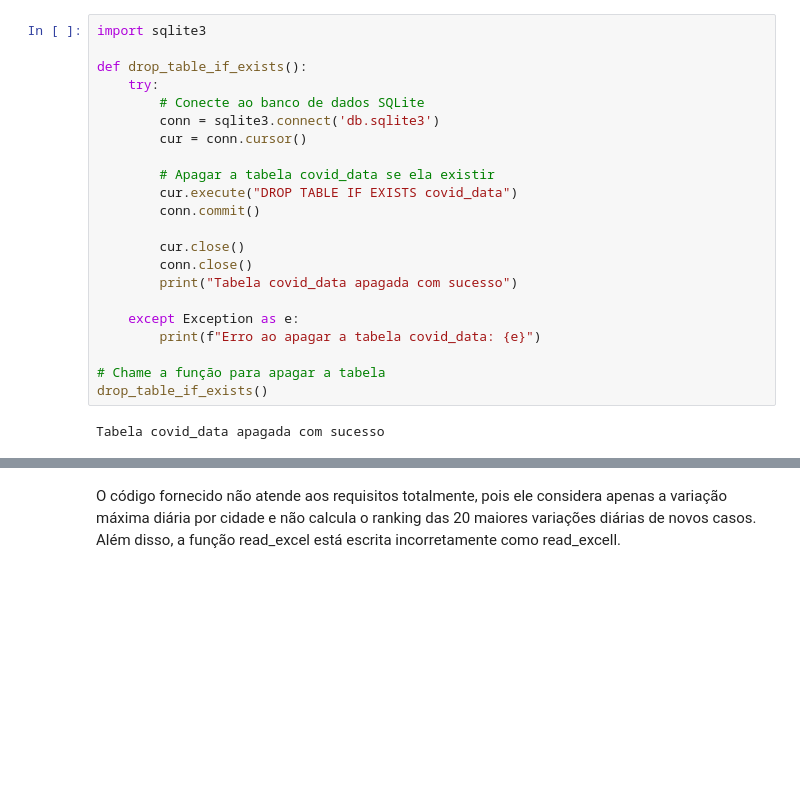
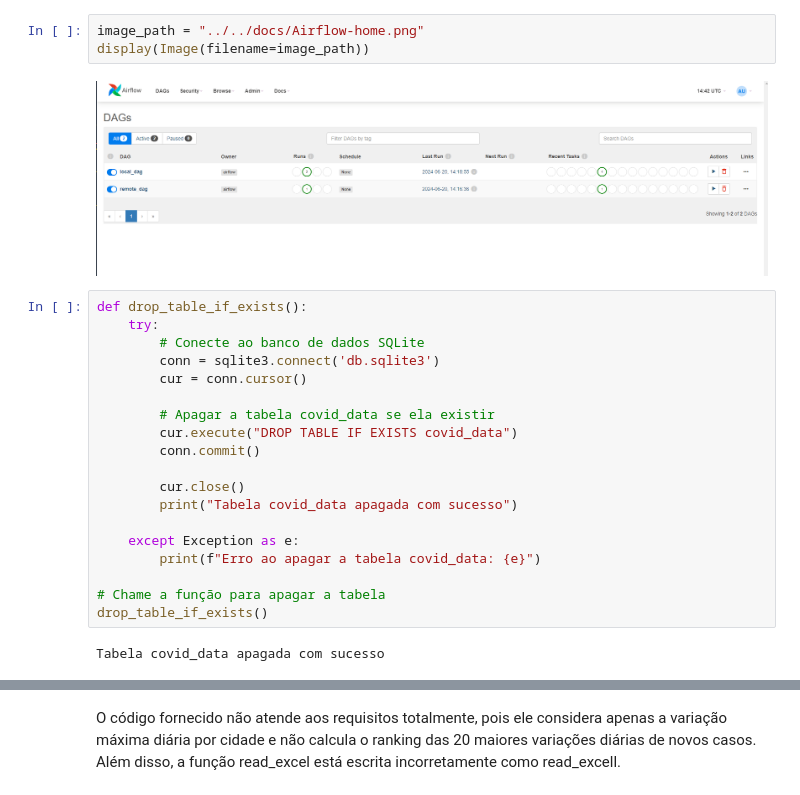
Before and after one commit to Erick-Bryan-Cubas/teste-candidatura-cilia-tecnologia, a Jupyter notebook: src/notebooks/analysis-dataset-2.ipynb, the cells around one changed output, grey strips where cells are left out. Drawn from its saved outputs; the diff is of its cells as text; blank space fills up the shorter version.

```diff
--- a/src/notebooks/analysis-dataset-2.ipynb
+++ b/src/notebooks/analysis-dataset-2.ipynb
@@ -1,6 +56,9 @@
+# %%
+image_path = "../../docs/Airflow-home.png"
+display(Image(filename=image_path))
+# %% [output]
+[figure, added]
 # %%
-import sqlite3
-
 def drop_table_if_exists():
     try:
         # Conecte ao banco de dados SQLite
@@ -12,7 +70,6 @@ def drop_table_if_exists():
         conn.commit()
 
         cur.close()
-        conn.close()
         print("Tabela covid_data apagada com sucesso")
 
     except Exception as e:
```
Also changed, not shown: parts of 9 cells of this notebook, 3 other files.
